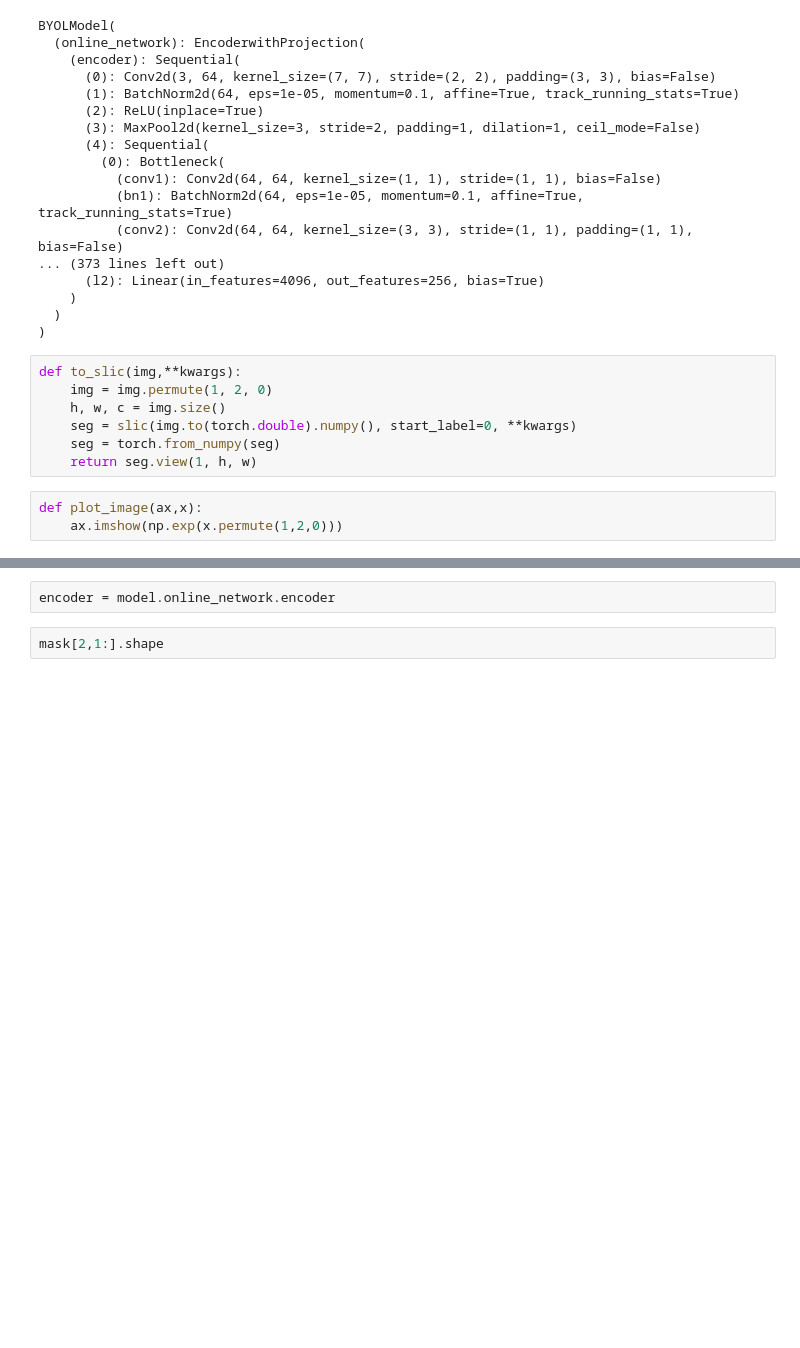
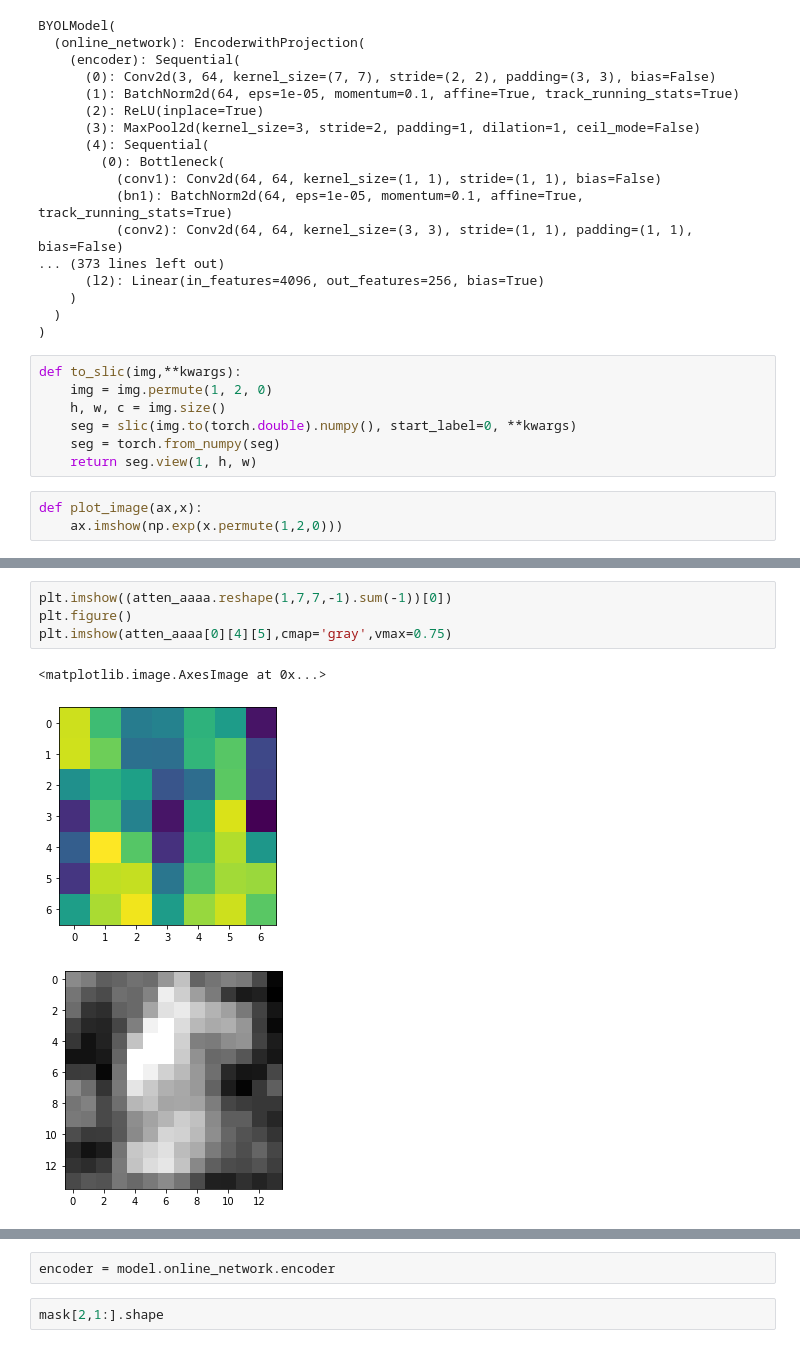
Before and after one commit to KKallidromitis/BYOL-PyTorch-1, a Jupyter notebook: Masknet.ipynb, the cells around one changed output, grey strips where cells are left out. Drawn from its saved outputs; the diff is of its cells as text; blank space fills up the shorter version.

```diff
--- a/Masknet.ipynb
+++ b/Masknet.ipynb
@@ -91,0 +229,8 @@ Clipping input data to the valid range for imshow with RGB data ([0..1] for floa
+# %%
+plt.imshow((atten_aaaa.reshape(1,7,7,-1).sum(-1))[0])
+plt.figure()
+plt.imshow(atten_aaaa[0][4][5],cmap='gray',vmax=0.75)
+# %% [output]
+<matplotlib.image.AxesImage at 0x...>
+[figure, added]
+[figure, added]
```
Also changed, not shown: parts of 26 cells of this notebook, 5 other files.
